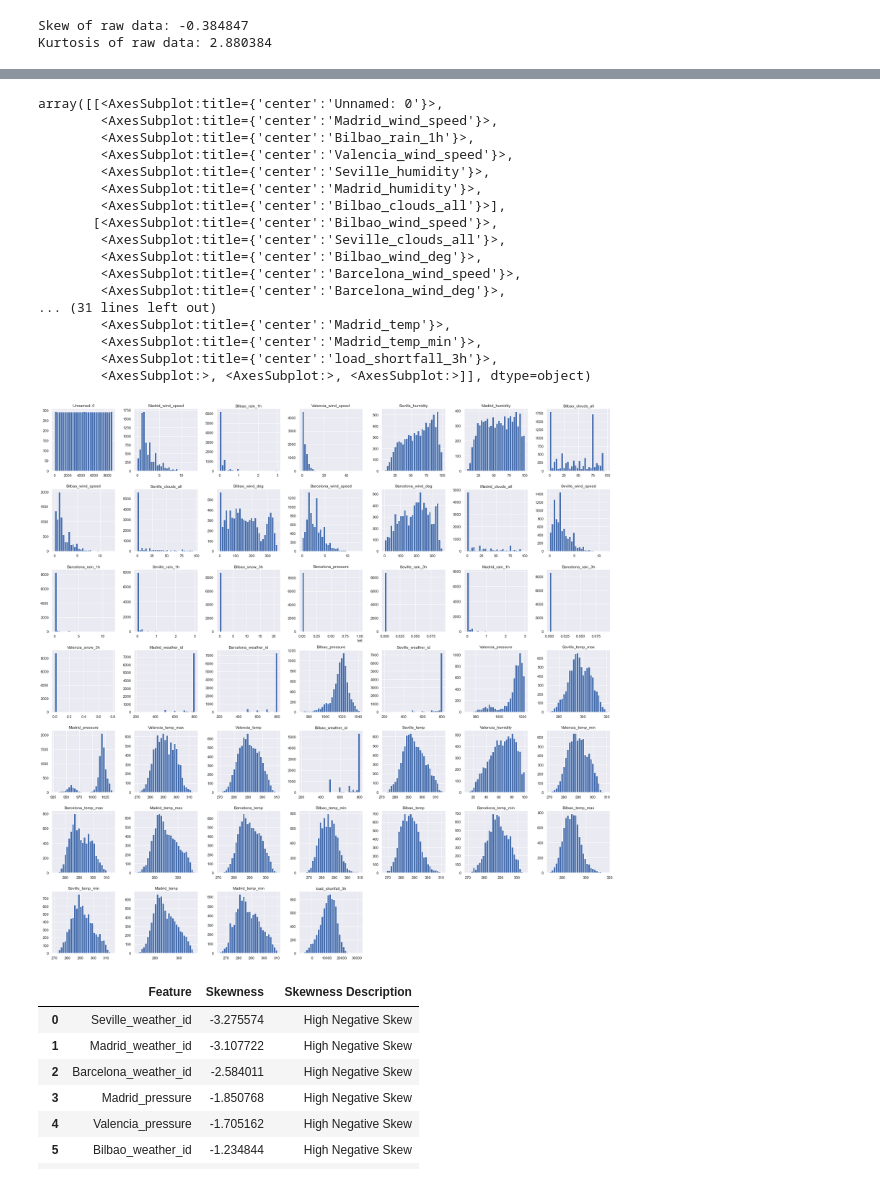
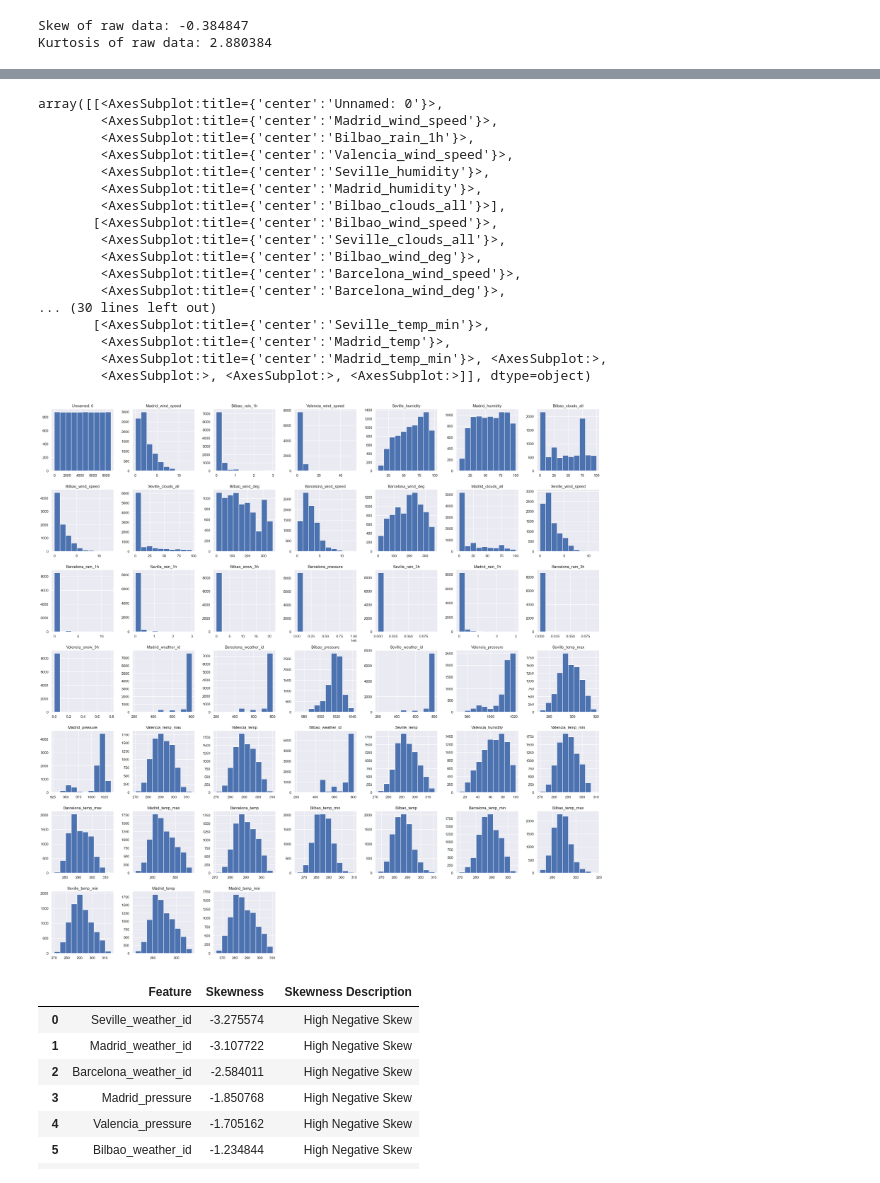
Before and after one commit to ObengKojo23/Team_NM4, a Jupyter notebook: notebooks/Team NM4 Regression Predict.ipynb, the cells around one changed output, grey strips where cells are left out. Saved outputs shown, nothing was run; the diff lists cells and outputs as text; code cells hidden in the pictures.

```diff
--- a/notebooks/Team NM4 Regression Predict.ipynb
+++ b/notebooks/Team NM4 Regression Predict.ipynb
@@ -439,30 +457,30 @@ Kurtosis of raw data: 2.880384
 # %%
+#Grouping predictor features in numerical and categorical
 col_names = df_train.columns
-
-categorical_features = df_train[['Seville_pressure', 'Valencia_wind_deg', 'time']]
-numerical_features = [x for x in col_names if not x in categorical_features]
+categorical_features = ['Seville_pressure', 'Valencia_wind_deg', 'time']
+numerical_features = [column for column in col_names if not column in categorical_features]
 # %%
 #Visualising distribution of numerical features
-df_train[numerical_features].hist(figsize=(30, 30), bins=30)
+df_train[numerical_features].drop('load_shortfall_3h', axis=1).hist(figsize=(30, 30))
 # %% [output]
 array([[<AxesSubplot:title={'center':'Unnamed: 0'}>,
         <AxesSubplot:title={'center':'Madrid_wind_speed'}>,
         <AxesSubplot:title={'center':'Bilbao_rain_1h'}>,
         <AxesSubplot:title={'center':'Valencia_wind_speed'}>,
         <AxesSubplot:title={'center':'Seville_humidity'}>,
         <AxesSubplot:title={'center':'Madrid_humidity'}>,
         <AxesSubplot:title={'center':'Bilbao_clouds_all'}>],
        [<AxesSubplot:title={'center':'Bilbao_wind_speed'}>,
         <AxesSubplot:title={'center':'Seville_clouds_all'}>,
         <AxesSubplot:title={'center':'Bilbao_wind_deg'}>,
         <AxesSubplot:title={'center':'Barcelona_wind_speed'}>,
         <AxesSubplot:title={'center':'Barcelona_wind_deg'}>,
-... (31 lines left out)
+... (30 lines left out)
+       [<AxesSubplot:title={'center':'Seville_temp_min'}>,
         <AxesSubplot:title={'center':'Madrid_temp'}>,
-        <AxesSubplot:title={'center':'Madrid_temp_min'}>,
-        <AxesSubplot:title={'center':'load_shortfall_3h'}>,
+        <AxesSubplot:title={'center':'Madrid_temp_min'}>, <AxesSubplot:>,
         <AxesSubplot:>, <AxesSubplot:>, <AxesSubplot:>]], dtype=object)
-[figure, old version]
+[figure, new version]
 # %%
 #Function to check skewness
 def describe_skewness(x):
```
Also changed, not shown: parts of 12 cells of this notebook.
